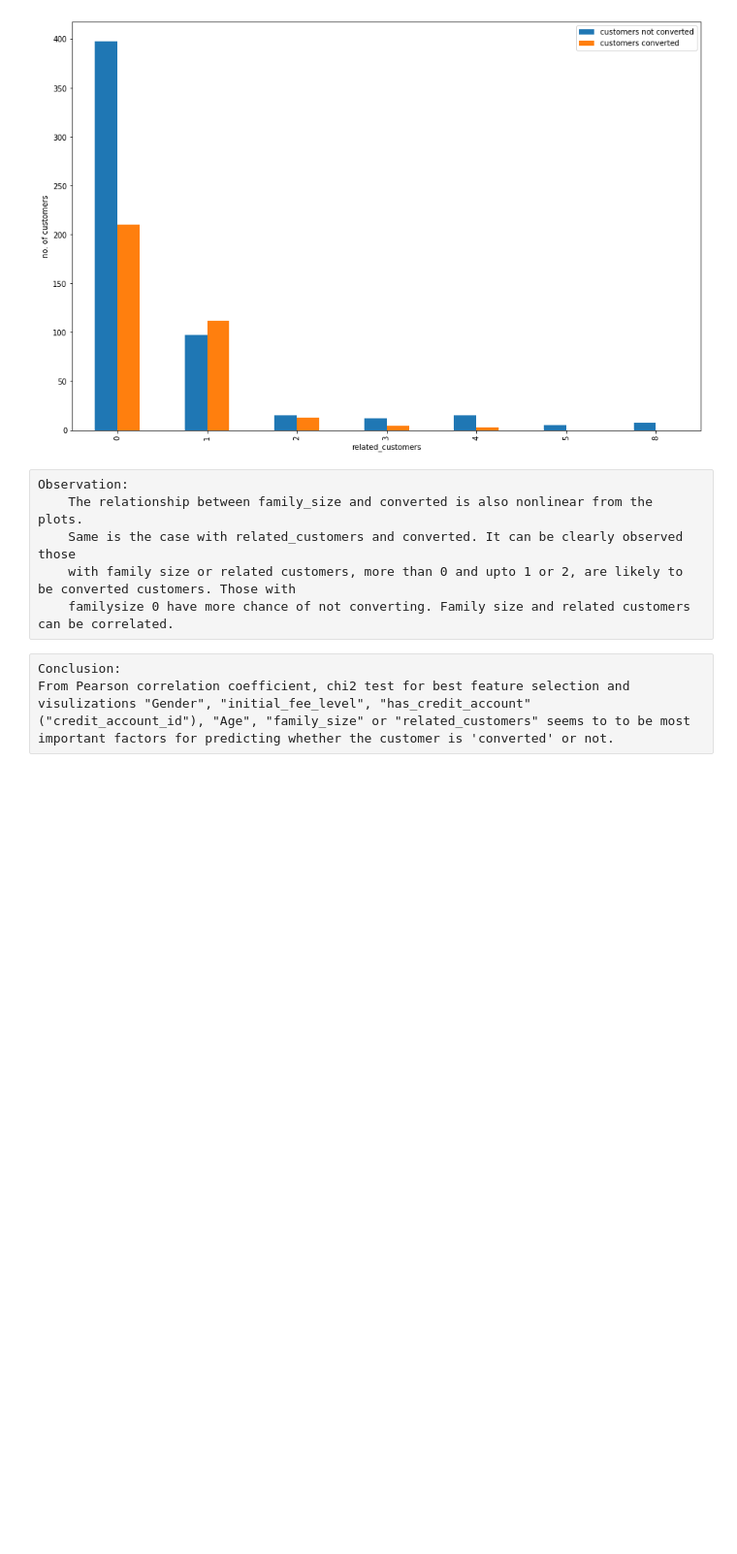
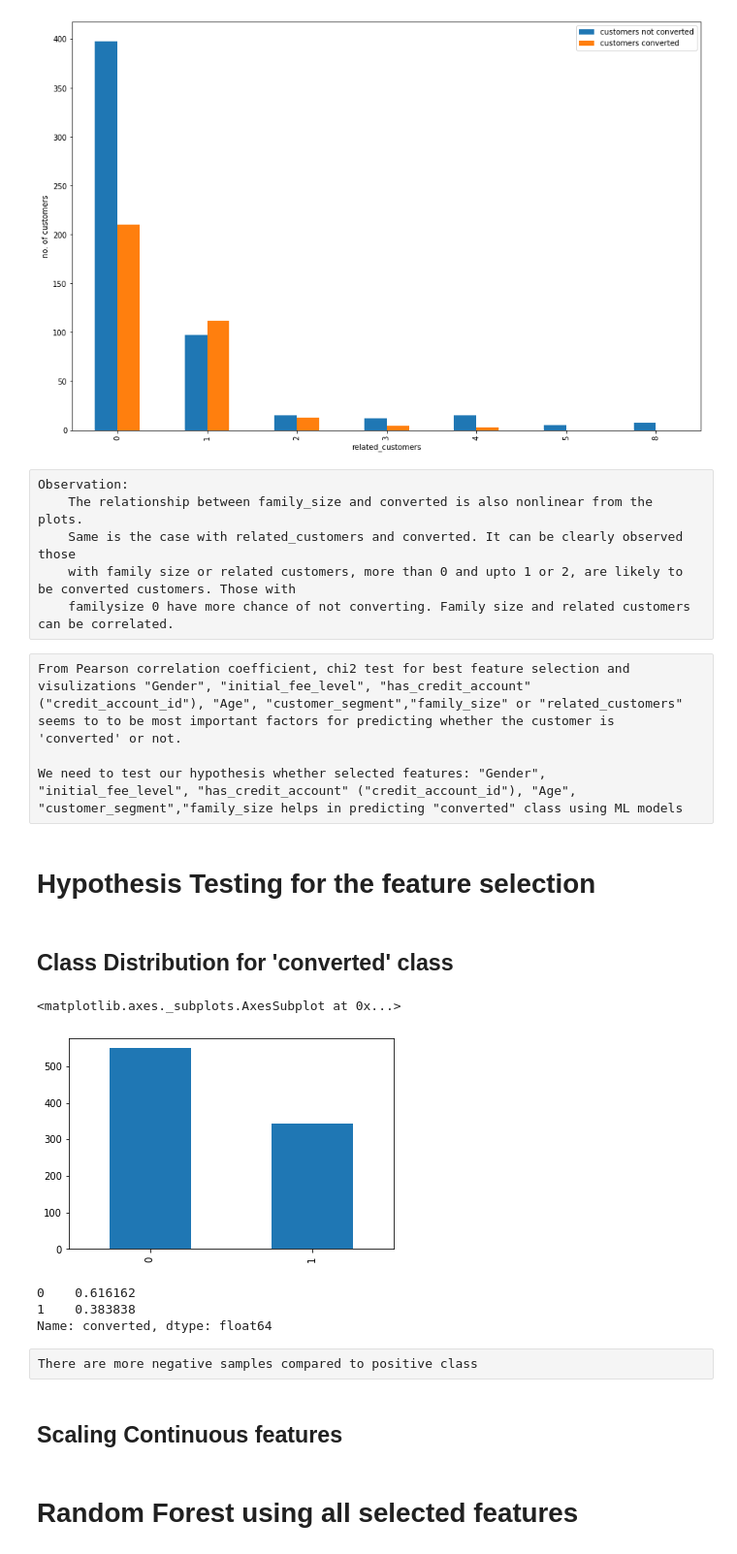
Before and after one commit to sonalspatil/Customer_Segmentation_challenge, a Jupyter notebook: Customer Segmentation challenge.ipynb, the cells around one changed output. Shown at 97% size. Saved outputs shown, nothing was run; the diff lists cells and outputs as text; code cells hidden in the pictures; blank space fills up the shorter version.

Commit message:
Added hypothesis testing by modelling data

```diff
--- a/Customer Segmentation challenge.ipynb
+++ b/Customer Segmentation challenge.ipynb
@@ -440,5 +474,26 @@ Observation:
     with family size or related customers, more than 0 and upto 1 or 2, are likely to be converted customers. Those with
     familysize 0 have more chance of not converting. Family size and related customers can be correlated.
 # %% [raw]
-Conclusion:
-From Pearson correlation coefficient, chi2 test for best feature selection and visulizations "Gender", "initial_fee_level", "has_credit_account" ("credit_account_id"), "Age", "family_size" or "related_customers" seems to to be most important factors for predicting whether the customer is 'converted' or not.
+From Pearson correlation coefficient, chi2 test for best feature selection and visulizations "Gender", "initial_fee_level", "has_credit_account" ("credit_account_id"), "Age", "customer_segment","family_size" or "related_customers" seems to to be most important factors for predicting whether the customer is 'converted' or not.
+
+We need to test our hypothesis whether selected features: "Gender", "initial_fee_level", "has_credit_account" ("credit_account_id"), "Age", "customer_segment","family_size helps in predicting "converted" class using ML models
+# %% [markdown]
+# Hypothesis Testing for the feature selection
+# %% [markdown]
+## Class Distribution for 'converted' class
+# %%
+labels = dataset['converted']
+labels.value_counts().plot(kind="bar")
+# %% [output]
+<matplotlib.axes._subplots.AxesSubplot at 0x...>
+[figure, added]
+# %%
+labels.value_counts(normalize=True)
+# %% [output]
+0    0.616162
+1    0.383838
+Name: converted, dtype: float64
+# %% [raw]
+There are more negative samples compared to positive class
+# %% [markdown]
+## Scaling Continuous features
@@ -444,0 +515,2 @@ From Pearson correlation coefficient, chi2 test for best feature selection and v
+# %% [markdown]
+# Random Forest using all selected features
```
Also changed, not shown: parts of 53 cells of this notebook.
